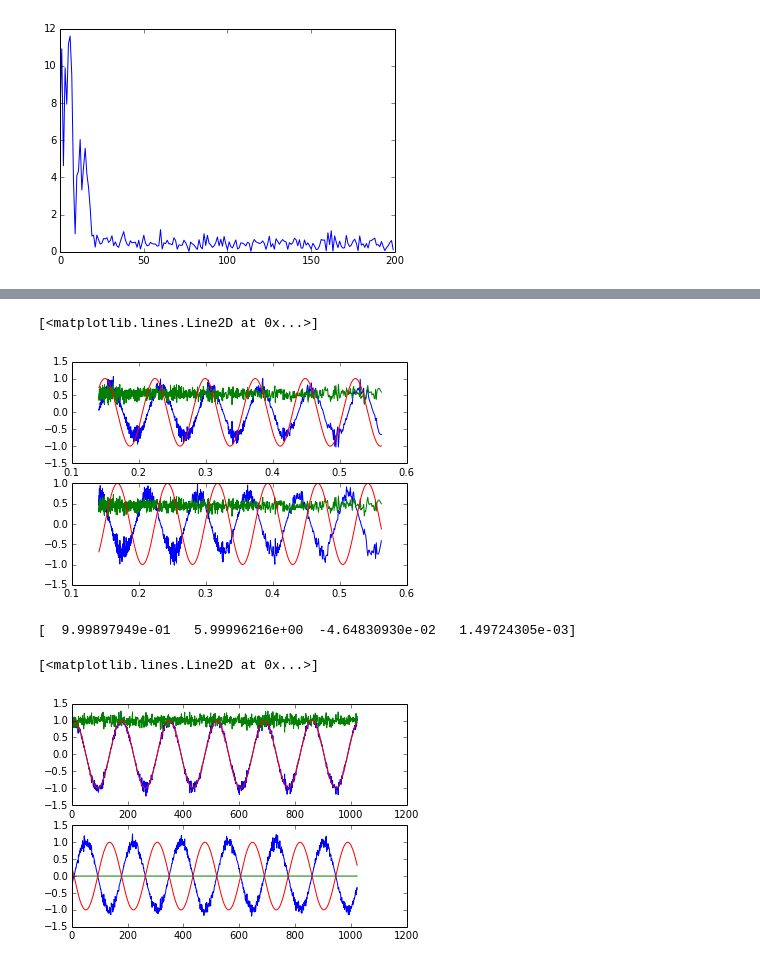
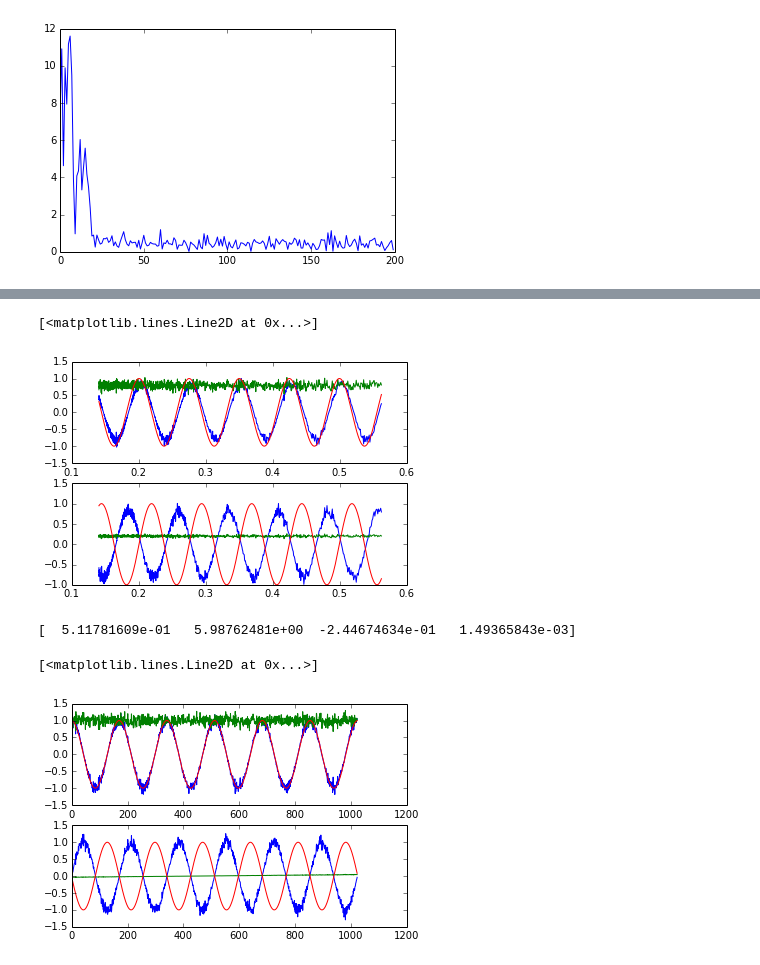
Before and after one commit to ramain/scint_analysis, a Jupyter notebook: crab/PolarizationTest.ipynb, the cells around one changed output, grey strips where cells are left out. Saved outputs shown, nothing was run; the diff lists cells and outputs as text; code cells hidden in the pictures.

```diff
--- a/crab/PolarizationTest.ipynb
+++ b/crab/PolarizationTest.ipynb
@@ -153,36 +205,33 @@ plt.plot(freq,Vcorr)
 # %%
 """
 Test Case for RM, since Robert is easily confused
 """
 
 # Create U and V as out of phase periodic signals, with added noise
 
-IC = np.array([ 0.05604661, -42, -0.04650346,  0.05152873])
+IC = np.array([ 0.05604661, -42, -1,  0.05152873])
 
-Pdata = (np.ones(1024) / 2.0 + np.random.normal(0,1e-1,size=1024)) * (1+ 1j)
+Pdata = (np.ones(1024) + np.random.normal(0,1e-1,size=1024)) * (0.8+ 0.2j)
 Pdata *= np.exp(2j * (IC[1]*lam**2.0 + IC[2]))
-
-#dataQ = np.real(paramsFR[0]*np.exp(-2j * (paramsFR[1]*lam**2.0 + paramsFR[2])) + paramsFR[3])+np.random.normal(0,2e-3,size=1024)
-#dataU = np.imag(paramsFR[0]*np.exp(-2j * (paramsFR[1]*lam**2.0 + paramsFR[2])) + paramsFR[3])+np.random.normal(0,2e-3,size=1024)
 
 x=ft.FaradayTools(Pdata)
 paramsFR=x.fit_RM(-42)
-fit = np.exp(-2j * (paramsFR[1]*lam**2.0))
+fit = np.exp(-2j * (paramsFR[1]*lam**2.0 + IC[2]))
 
 Pdata_derot = Pdata * fit
 
 plt.subplot(211)
 plt.plot(lam**2.0, np.real(Pdata))
 plt.plot(lam**2.0, np.real(Pdata_derot))
 plt.plot(lam**2.0, np.real(fit))
 
 plt.subplot(212)
 plt.plot(lam**2.0, np.imag(Pdata))
 plt.plot(lam**2.0, np.imag(Pdata_derot))
 plt.plot(lam**2.0, np.imag(fit))
 # %% [output]
 [<matplotlib.lines.Line2D at 0x...>]
-[figure, old version]
+[figure, new version]
 # %%
 """
 Test Case for CD, since Robert is easily confused
@@ -190,17 +239,17 @@ Test Case for CD, since Robert is easily confused
 
 import faraday_tools as ft
 
-IC = np.array([ 0.05604661, 6, -0.04650346,  0.05152873])
+IC = np.array([ 0.05604661, 6, -1,  0.05152873])
 
 dataXY = np.ones(1024) + np.random.normal(0,1e-1,size=1024) + 0j
 dataXY *= np.exp(2j*np.pi*(np.arange(1024)/1024. * IC[1]+IC[2]))
 
-FT = np.fft.rfft(np.real(dataXY))
+FT = np.fft.rfft(np.imag(dataXY))
 lag = np.argmax(abs(FT))
 
-y=ft.FaradayTools(dataXY)
+y=ft.FaradayTools(np.imag(dataXY))
 paramsCD = y.fit_RM_cabdelay(lag)
-fitCD = np.exp(-2j*np.pi*(np.arange(1024)/1024. * paramsCD[1]+paramsCD[2]))
+fitCD = np.exp(-2j*np.pi*(np.arange(1024)/1024. * paramsCD[1]+paramsCD[2]) - 1j*np.pi/2)
 print(paramsCD)
 
 dataXYcorr = (dataXY)*fitCD
@@ -215,6 +264,6 @@ plt.plot(np.imag(dataXY))
 plt.plot(np.imag(dataXYcorr))
 plt.plot(np.imag(fitCD))
 # %% [output]
-[  9.99897949e-01   5.99996216e+00  -4.64830930e-02   1.49724305e-03]
+[  5.11781609e-01   5.98762481e+00  -2.44674634e-01   1.49365843e-03]
 [<matplotlib.lines.Line2D at 0x...>]
-[figure, old version]
+[figure, new version]
```
Also changed, not shown: parts of 11 cells of this notebook, 3 other files.
